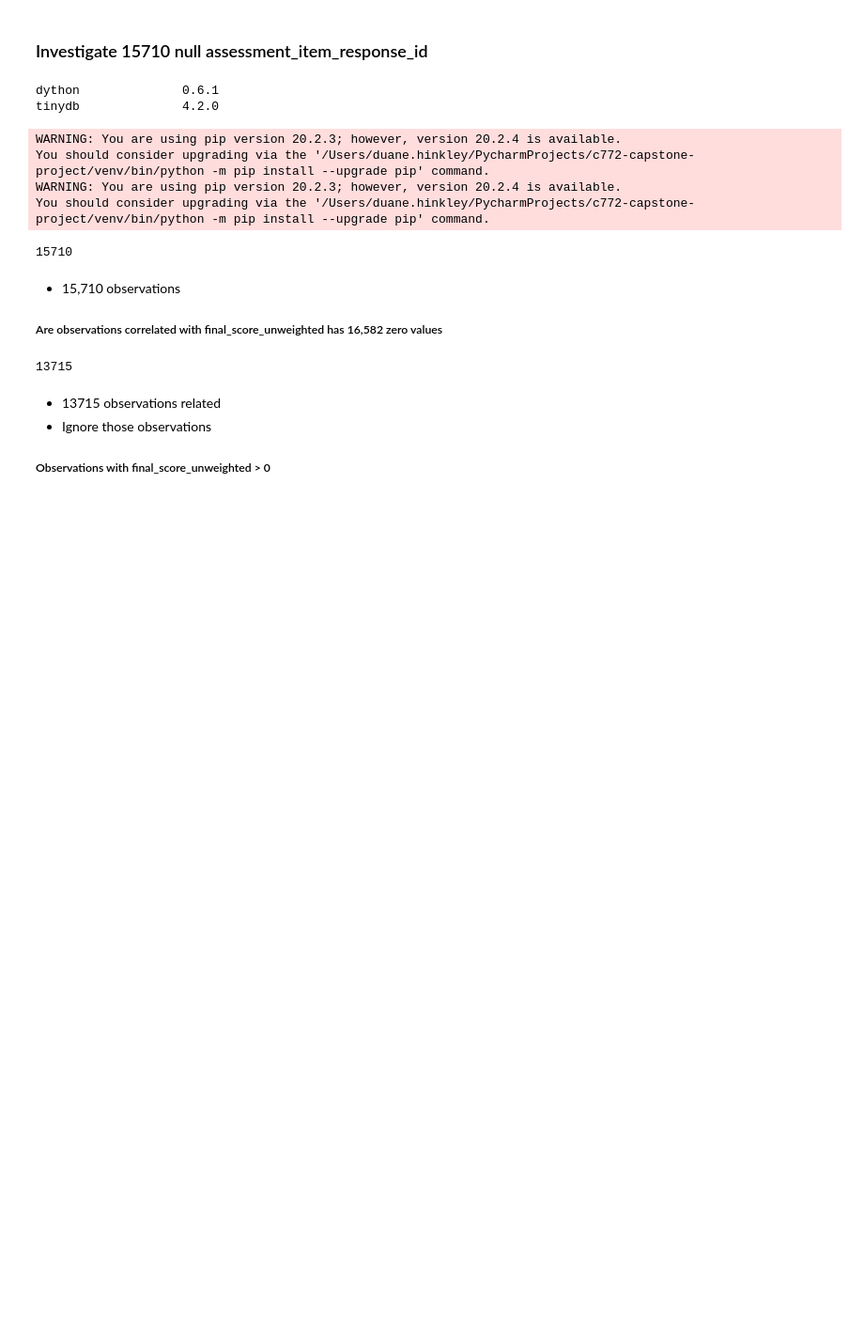
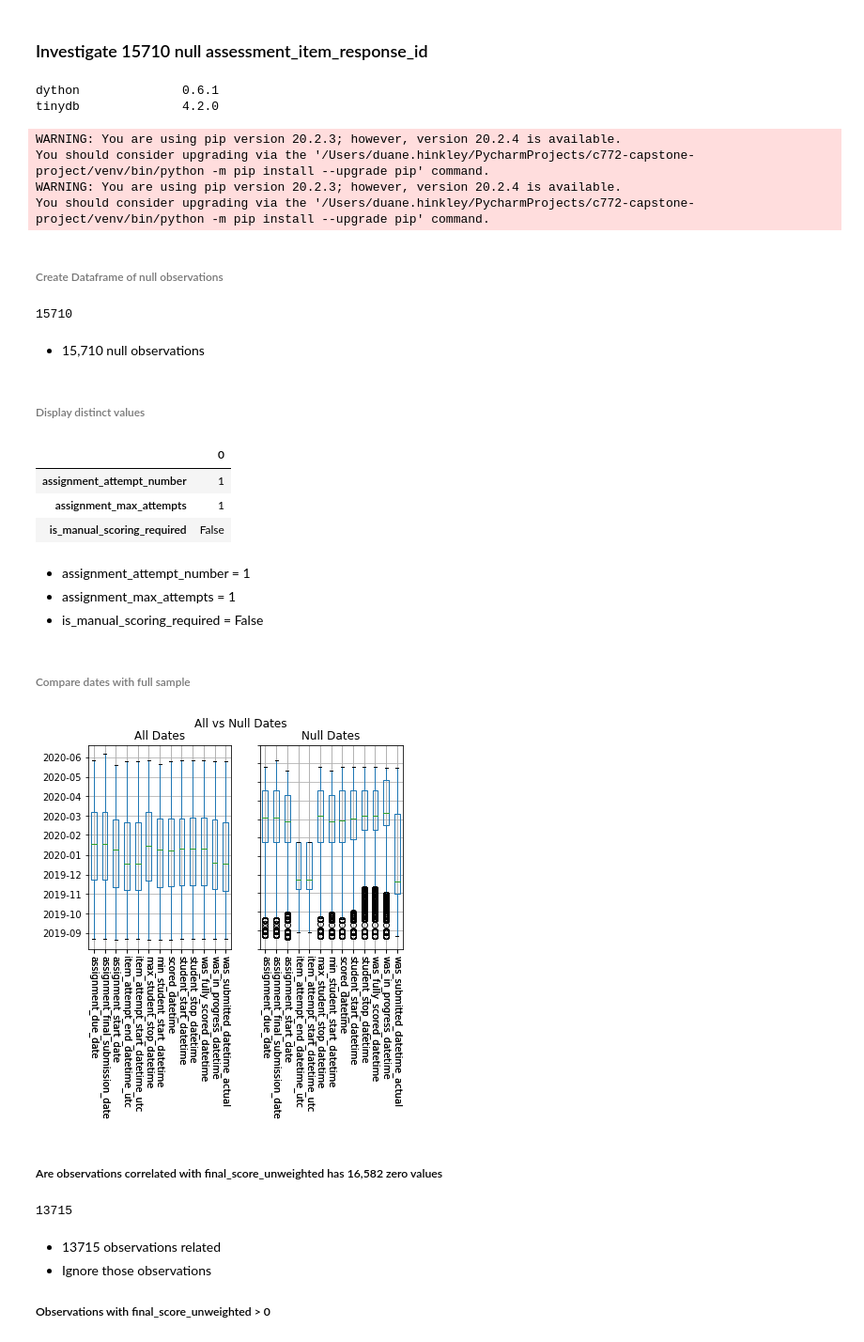
Before and after one commit to dlhinkley/c772-capstone-project, a Jupyter notebook: jupyter/investigation/investigate-15710-null-assessment-item-response-id.ipynb, the cells around one changed output. Shown at 94% size. Drawn from its saved outputs; the diff is of its cells as text; code cells hidden in the pictures; blank space fills up the shorter version.

```diff
--- a/jupyter/investigation/investigate-15710-null-assessment-item-response-id.ipynb
+++ b/jupyter/investigation/investigate-15710-null-assessment-item-response-id.ipynb
@@ -12 +14,3 @@ You should consider upgrading via the '/Users/duane.hinkley/PycharmProjects/c772
+# %% [markdown]
+###### Create Dataframe of null observations
 # %%
@@ -18,7 +20,32 @@ dfNull.count()
 # %% [output]
 15710
+# %% [markdown]
+- 15,710 null observations
+# %% [markdown]
+###### Display distinct values
+# %%
+distinct_val(nullDf)
+# %% [output]
+|  | 0 |
+| assignment_attempt_number | 1 |
+| assignment_max_attempts | 1 |
+| is_manual_scoring_required | False |
+# %% [markdown]
+- assignment_attempt_number = 1
+- assignment_max_attempts = 1
+- is_manual_scoring_required = False
+# %% [markdown]
+###### Compare dates with full sample
+# %%
+dual_date_boxplot(
+    get_random_sample(filterDf),
+    nullDf,
+    title1="All Dates",
+    title2='Null Dates',
+    main='All vs Null Dates'
+)
+# %% [output]
+[figure, added]
 # %% [markdown]
-- 15,710  observations
-
 ##### Are observations correlated with final_score_unweighted has 16,582 zero values
 # %%
```
Also changed, not shown: parts of 10 cells of this notebook, 31 other files.
